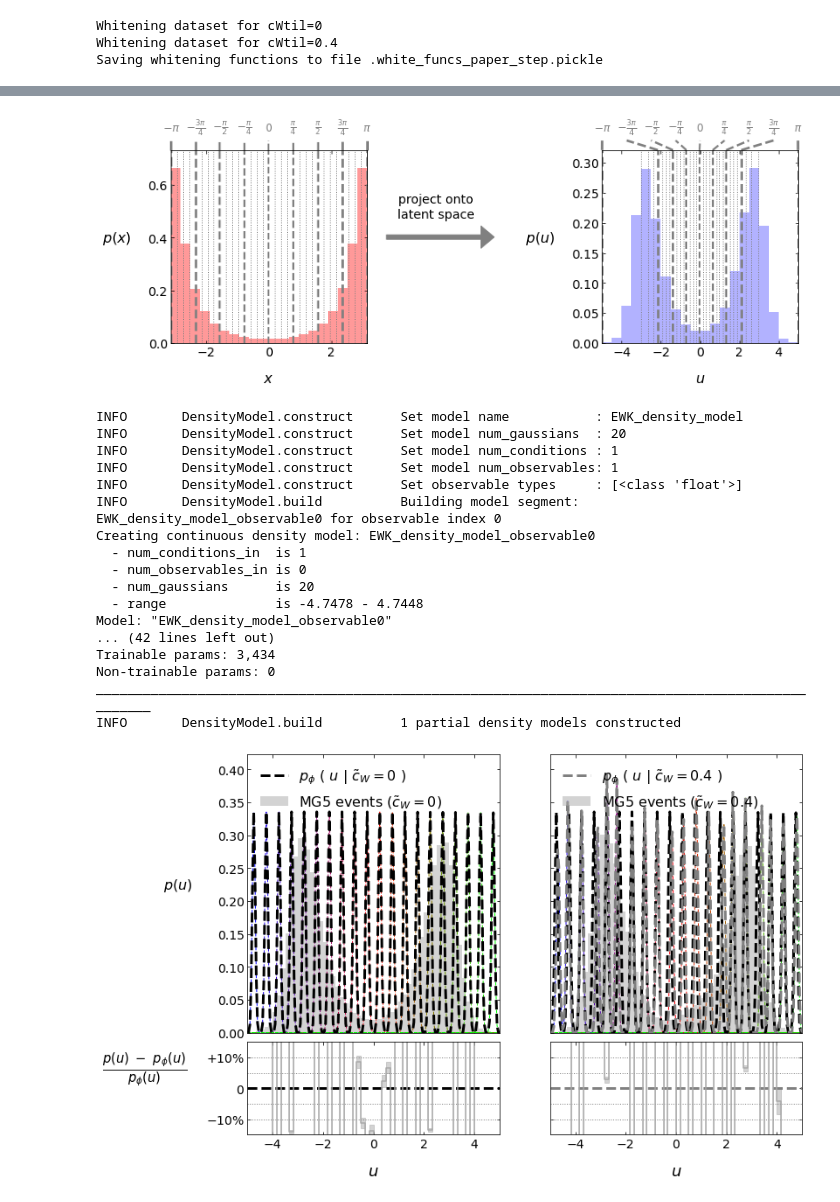
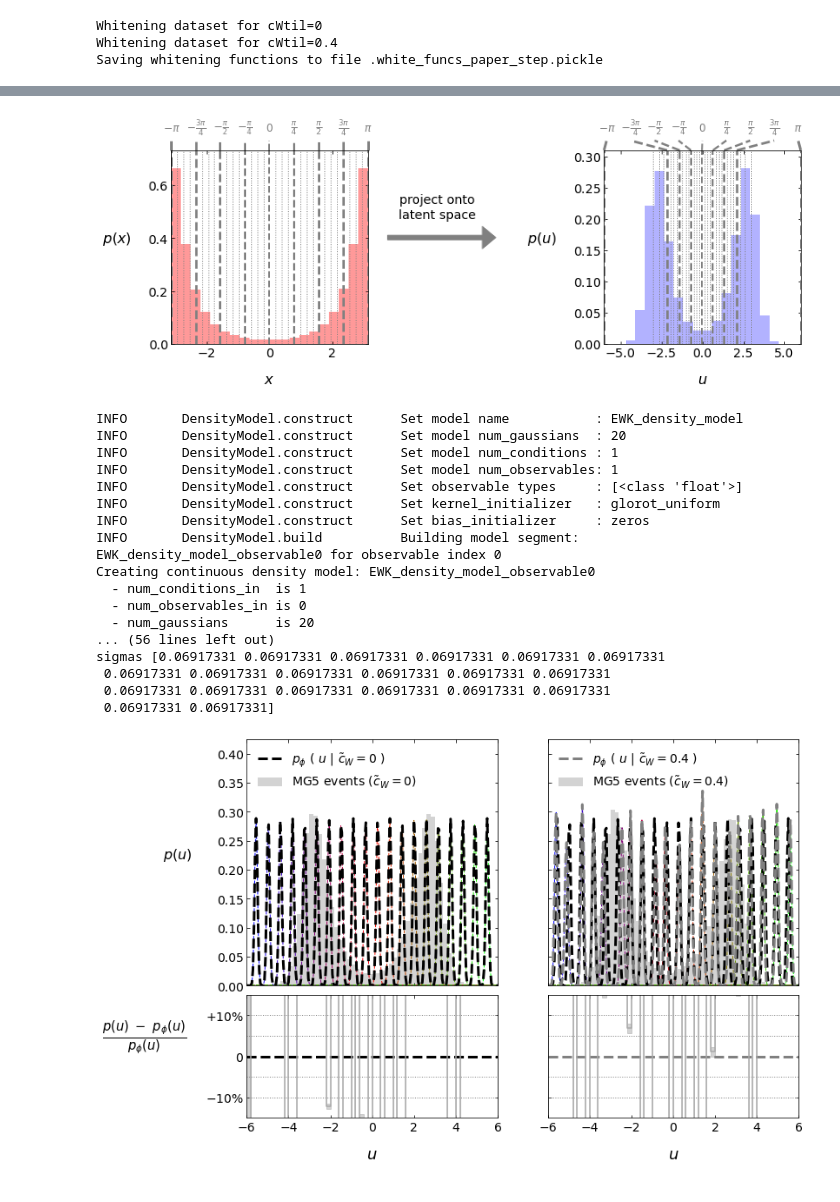
Before and after one commit to darrendavidprice/science-discovery, a Jupyter notebook: SM-sandbox/proj5.4-EFT-Density-Estimation/notebooks/whitening-projection-test.ipynb, the cells around one changed output, grey strips where cells are left out. Saved outputs shown, nothing was run; the diff lists cells and outputs as text; code cells hidden in the pictures.

Commit message:
Syncing local changes before developing 2D model

```diff
--- a/SM-sandbox/proj5.4-EFT-Density-Estimation/notebooks/whitening-projection-test.ipynb
+++ b/SM-sandbox/proj5.4-EFT-Density-Estimation/notebooks/whitening-projection-test.ipynb
@@ -249,7 +253,7 @@ for white_meth in whitening_methods :
     print("Getting data c.d.f.")
     data_cdf = []
     for A in ax_scan_points :
-        sys.stdout.write(f"\rScan point is: {A}  ----------")
+        sys.stdout.write(f"\rScan point is: {A:.4f}  ----------")
         data_cdf.append(np.sum([w for x,w in zip(dataset, weights) if x < A]))
     data_cdf     = np.array(data_cdf)
     constant_cdf = (ax_scan_points - axmin) / (axmax - axmin)
@@ -260,7 +264,7 @@ for white_meth in whitening_methods :
 
     print("\nGetting latent c.d.f.")
     if func_form == "step" :
-        white_space_x   = np.linspace(-5, 5, 201)
+        white_space_x   = np.linspace(-6, 6, 241)
         Smooth_step_y   = 1. / (1 + np.exp((white_space_x-beta)*alpha-gamma)) / (1 + np.exp(-(white_space_x+beta)*alpha-gamma))
         white_meth.white_space_y = Smooth_step_y
         Smooth_step_cdf = np.array([np.sum(Smooth_step_y[:i+1]) for i in range(len(Smooth_step_y))])
@@ -271,7 +275,7 @@ for white_meth in whitening_methods :
         white_meth.cdf_target    = Smooth_step_cdf
         white_meth.white_space_x = white_space_x
     else :
-        white_space_x   = np.linspace(-5, 5, 201)
+        white_space_x   = np.linspace(-6, 6, 241)
         white_meth.white_space_y = stats.norm.pdf(white_space_x)
         Gauss_cdf       = stats.norm.cdf(white_space_x)
         Gauss_cdf[0], Gauss_cdf[-1] = 0., 1.
@@ -406,7 +410,7 @@ for white_meth in whitening_methods :
         plt.savefig(f"figures/whitening_method/projection_distributions_{target_observable}.pdf", bbox_inches="tight")
     plt.show()
 # %% [output]
-[figure, old version]
+[figure, new version]
 # %%
 #  Plotting mixture of Gaussians, since it was observed that -ve deviations around SM are hard to model
 #       if the distribution is dominated by a single Gaussian mode
@@ -415,12 +419,12 @@ def plot_mixture_model (savefig=None) :
 
     colours   = cm.get_cmap('brg', output_size_per_stage)   # 'hsv'
     newcolors = colours(np.linspace(0, 1, output_size_per_stage))
-    x         = np.linspace(-5, 5, 201)
-    bins      = np.linspace(-5, 5, 61)
+    x         = np.linspace(-6, 6, 241)
+    bins      = np.linspace(-6, 6, 61)
 
     for white_meth in whitening_methods :
 
-        fig, ((ax0, ax1), (ax2, ax3)) = plt.subplots(2, 2, figsize=(9, 6.3), sharex=True, gridspec_kw={'height_ratios': [2, 1]})
+        fig, ((ax0, ax1), (ax2, ax3)) = plt.subplots(2, 2, figsize=(9, 8), sharex=True, gridspec_kw={'height_ratios': [2, 1]})
 
         density_model = white_meth.density_model
 
@@ -428,6 +432,9 @@ def plot_mixture_model (savefig=None) :
         fracs  = params[:output_size_per_stage]
         means  = params[output_size_per_stage:2*output_size_per_stage]
         sigmas = params[2*output_size_per_stage:3*output_size_per_stage]
+        print("fracs", fracs)
+        print("means", means)
+        print("sigmas", sigmas)
 
         ds, weights = white_meth.white_data_to_fit[0][:,0], white_meth.weights_to_fit[0]
 
@@ -538,59 +543,85 @@ backends.density_model.Gauss_width_reduction_factor = 8.
 # %%
 #  Load model if requested, otherwise build and fit
 #
+
+import tensorflow as tf
+
+density_model.Gauss_width_reduction_factor = 8.
+
+#kernel_init = "zeros"
+kernel_init = "glorot_uniform"
+#kernel_init = tf.keras.initializers.RandomNormal(mean=0.0, stddev=0.01, seed=None)
+#kernel_init = tf.keras.initializers.TruncatedNormal(mean=0.0, stddev=0.1, seed=None)
+
+bias_init   = "zeros"
+#bias_init   = tf.keras.initializers.RandomNormal(mean=0.0, stddev=0.01, seed=None)
+#bias_init   = tf.keras.initializers.TruncatedNormal(mean=0.0, stddev=0.3, seed=None)
+
 
 for white_meth in whitening_methods :
     #  Load density model if requested
     if (type(white_meth.load_model_dir) != type(None)) and (os.path.exists(white_meth.load_model_dir)) and (load_models) :
         white_meth.density_model = DensityModel.from_dir(white_meth.load_model_dir)
     else :
-        #  Otherwise create a density model
+        #
+        #   Figure out the limits of the observables
+        #
         range_limits = {}
         for idx in range(num_observables) :
-            imin, imax = np.min(white_meth.white_data_to_fit[0][:,idx]), np.max(white_meth.white_data_to_fit[0][:,idx])
+            all_data   = np.concatenate([item[:,idx] for c,item in white_meth.white_data_to_fit.items()])
+            imin, imax = np.min(all_data), np.max(all_data)
             irange     = imax - imin
-            range_limits[idx] = [imin+irange/(2*output_size_per_stage), imax-irange/(2*output_size_per_stage)]
+            #range_limits[idx] = [imin, imax]
+            #range_limits[idx] = [imin - 0.5*irange/output_size_per_stage, imax + 0.5*irange/output_size_per_stage]
+            range_limits[idx] = [imin + 0.5*irange/output_size_per_stage, imax - 0.5*irange/output_size_per_stage]
+        #
+        #   Create density model
+        #
         white_meth.density_model = DensityModel(name            = "EWK_density_model",
                                                 num_gaussians   = output_size_per_stage,
                                                 num_conditions  = 1,
                                                 num_observables = data.get_num_observables(),
                                                 types           = data.types,
                                                 int_limits      = {idx:observable_limits[obs] for idx,(obs,t) in enumerate(zip(data.keys, data.types)) if t == int},
                                                 verbose         = True,
                                                 learning_rate   = learning_rate,
                                                 optimiser       = optimiser,
-                                                range_limits    = range_limits)
+                                                range_limits    = range_limits,
+                                                kernel_initializer = kernel_init,
+                                                bias_initializer   = bias_init)
         plot_mixture_model()
-        #  and train the model
+        #
+        #   Fit density model
+        #
         for batch_size in batch_sizes :
             print(f"Setting batch size to {batch_size}")
             white_meth.density_model.fit(white_meth.white_data_to_fit,
                                          white_meth.weights_to_fit,
                                          observable                = 0,
                                          max_epochs_per_observable = max_epochs,
                                          early_stopping_patience   = early_stopping_patience,
                                          early_stopping_min_delta  = early_stopping_min_delta,
                                          validation_split          = validation_split,
                                          batch_size_per_observable = batch_size)
 # %% [output]
 INFO       DensityModel.construct      Set model name           : EWK_density_model
 INFO       DensityModel.construct      Set model num_gaussians  : 20
 INFO       DensityModel.construct      Set model num_conditions : 1
 INFO       DensityModel.construct      Set model num_observables: 1
 INFO       DensityModel.construct      Set observable types     : [<class 'float'>]
+INFO       DensityModel.construct      Set kernel_initializer   : glorot_uniform
+INFO       DensityModel.construct      Set bias_initializer     : zeros
 INFO       DensityModel.build          Building model segment: EWK_density_model_observable0 for observable index 0
 Creating continuous density model: EWK_density_model_observable0
   - num_conditions_in  is 1
   - num_observables_in is 0
   - num_gaussians      is 20
-  - range              is -4.7478 - 4.7448
-Model: "EWK_density_model_observable0"
-... (42 lines left out)
-Trainable params: 3,434
-Non-trainable params: 0
-__________________________________________________________________________________________________
-INFO       DensityModel.build          1 partial density models constructed
+... (56 lines left out)
+sigmas [0.06917331 0.06917331 0.06917331 0.06917331 0.06917331 0.06917331
+ 0.06917331 0.06917331 0.06917331 0.06917331 0.06917331 0.06917331
+ 0.06917331 0.06917331 0.06917331 0.06917331 0.06917331 0.06917331
+ 0.06917331 0.06917331]
-[figure, old version]
+[figure, new version]
 Setting batch size to 1000
 INFO       DensityModel.fit            Queued the following observable indices to train: 0
 INFO       DensityModel.fit            Parsing training data
```
Also changed, not shown: parts of 8 cells of this notebook, 9 other files.
